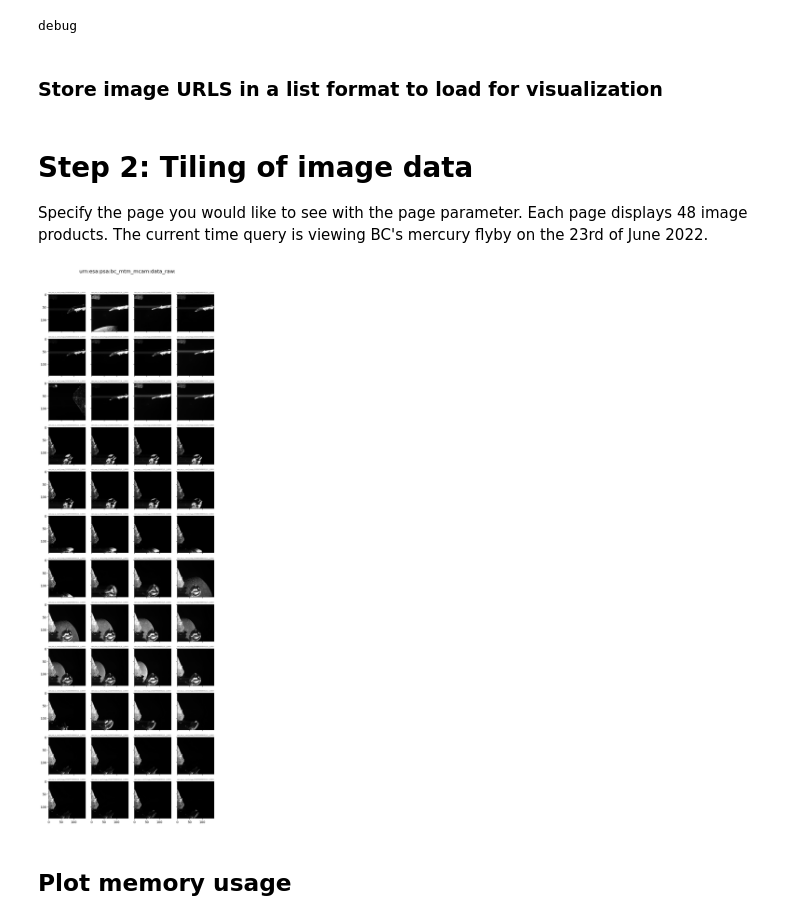
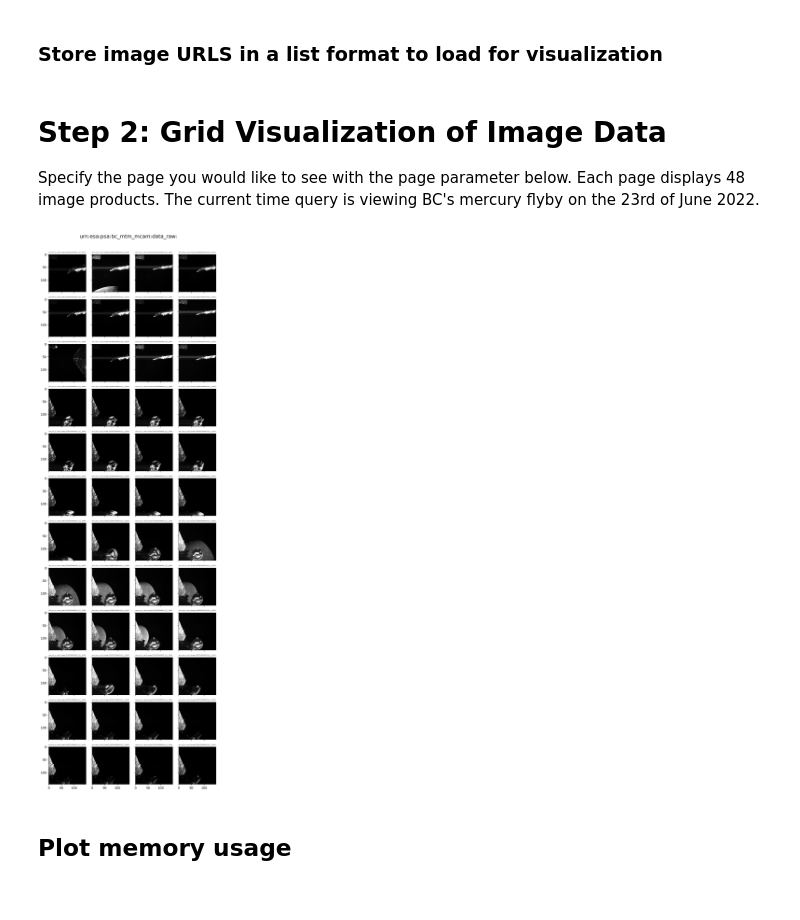
Before and after one commit to NASA-PDS/search-api-notebook, a Jupyter notebook: notebooks/geo/BepiColombo_FlybyVisualization.ipynb, the cells around one changed output. Drawn from its saved outputs; the diff is of its cells as text; code cells hidden in the pictures.

```diff
--- a/notebooks/geo/BepiColombo_FlybyVisualization.ipynb
+++ b/notebooks/geo/BepiColombo_FlybyVisualization.ipynb
@@ -19,59 +19,45 @@ response = requests.get('https://pds.nasa.gov/api/search/1/products?q=((pds:Scie
                         '  )&start=0&limit=3000')
 
 resp_data = response.json()['data']
-# %%
-print('debug')
-# %% [output]
-debug
 # %% [markdown]
 ### Store image URLS in a list format to load for visualization
 # %%
 urls = []
 for prod in resp_data:
-    try:
-        urls.append([prod['properties']['ops:Data_File_Info.ops:file_ref'][0]])
-    except KeyError:
-        continue
+    urls.append([prod['properties']['ops:Data_File_Info.ops:file_ref'][0]])
 # %% [markdown]
-# Step 2: Tiling of image data
-Specify the page you would like to see with the page parameter. Each page displays 48 image products. The current time query is viewing BC's mercury flyby on the 23rd of June 2022.
+# Step 2: Grid Visualization of Image Data
+Specify the page you would like to see with the page parameter below. Each page displays 48 image products. The current time query is viewing BC's mercury flyby on the 23rd of June 2022.
 # %%
 page = 1
 
 fig, axs = plt.subplots(12,4 , figsize=(8, 24))
-
 size = 4*12
+#used to track memory usage
 mem_vals = []
 
 for i, image_path in enumerate(urls[size*(page-1):size*page]):
     response = requests.get(image_path[0])
     with fits.open(image_path[0]) as hdul:
         image_data = hdul[1].data
     row, col = i // 4, i % 4
-    axs[row, col].imshow(image_data[0::7,0::7], cmap='gray')  # You can change the colormap as needed
-    axs[row, col].set_title(resp_data[i]['properties']['lid'][0][33:], fontsize = 4) # include the full lidvid
+    axs[row, col].imshow(image_data[0::7,0::7], cmap='gray')  #Manually compressing images to load faster
+    axs[row, col].set_title(resp_data[i]['properties']['lid'][0][33:], fontsize = 4)
 
     #Monitor memory
     process = psutil.Process(os.getpid())
     mem_usage = process.memory_info().rss / 1024 ** 2
     mem_vals.append(mem_usage)
-#hdul.close()
-#clearing memory?
-#find a way to monitor memory
-#look at open options in the fits.open library
-#image_data[0::10] - but better if I can do it at the fits.open
-#fix temporal order
-#take the last column of the lidvid
 
 for ax in axs.flat:
     ax.label_outer()
 
-plt.suptitle('urn:esa:psa:bc_mtm_mcam:data_raw:', fontsize=16,y=1.02)
+plt.suptitle('urn:esa:psa:bc_mtm_mcam:data_raw:', fontsize=16,y=1.01)
 
 plt.tight_layout()
 plt.show()
 # %% [output]
-[figure, old version]
+[figure, new version]
 # %% [markdown]
 ## Plot memory usage
 # %%
```
Also changed, not shown: parts of 3 cells of this notebook, 1 other file.
